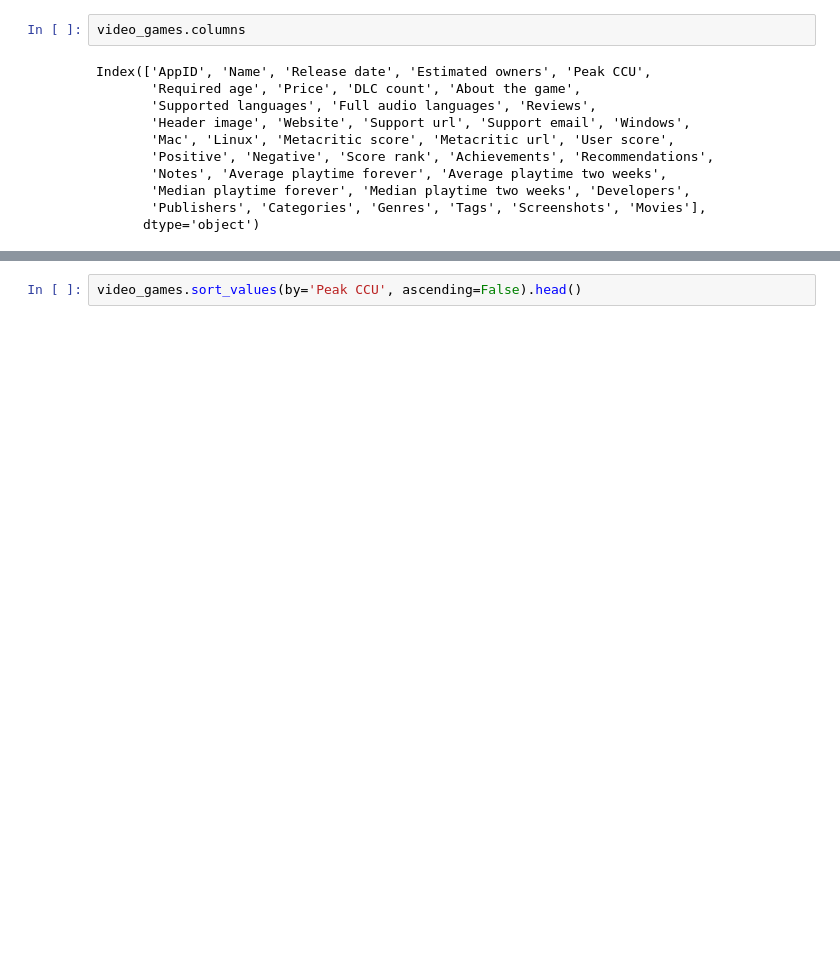
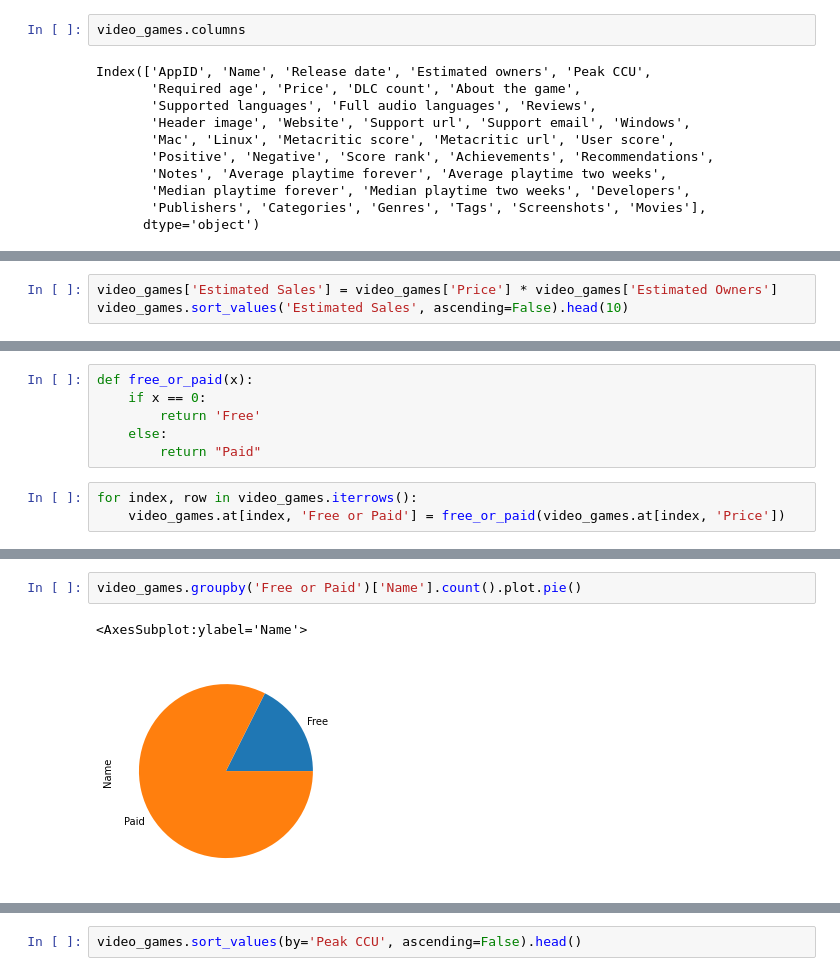
Before and after one commit to samhnelsen/Group-6, a Jupyter notebook: Project 1.ipynb, the cells around one changed output, grey strips where cells are left out. Cells and saved outputs as stored; diff of their text form; blank space fills up the shorter version.

```diff
--- a/Project 1.ipynb
+++ b/Project 1.ipynb
@@ -65,0 +187,3 @@ dtype: object
+# %%
+video_games['Estimated Sales'] = video_games['Price'] * video_games['Estimated Owners']
+video_games.sort_values('Estimated Sales', ascending=False).head(10)
@@ -65,0 +202,9 @@ dtype: object
+# %%
+def free_or_paid(x):
+    if x == 0:
+        return 'Free'
+    else:
+        return "Paid"
+# %%
+for index, row in video_games.iterrows():
+    video_games.at[index, 'Free or Paid'] = free_or_paid(video_games.at[index, 'Price'])
@@ -65,0 +220,5 @@ dtype: object
+# %%
+video_games.groupby('Free or Paid')['Name'].count().plot.pie()
+# %% [output]
+<AxesSubplot:ylabel='Name'>
+[figure, added]
```
Also changed, not shown: parts of 16 cells of this notebook.
